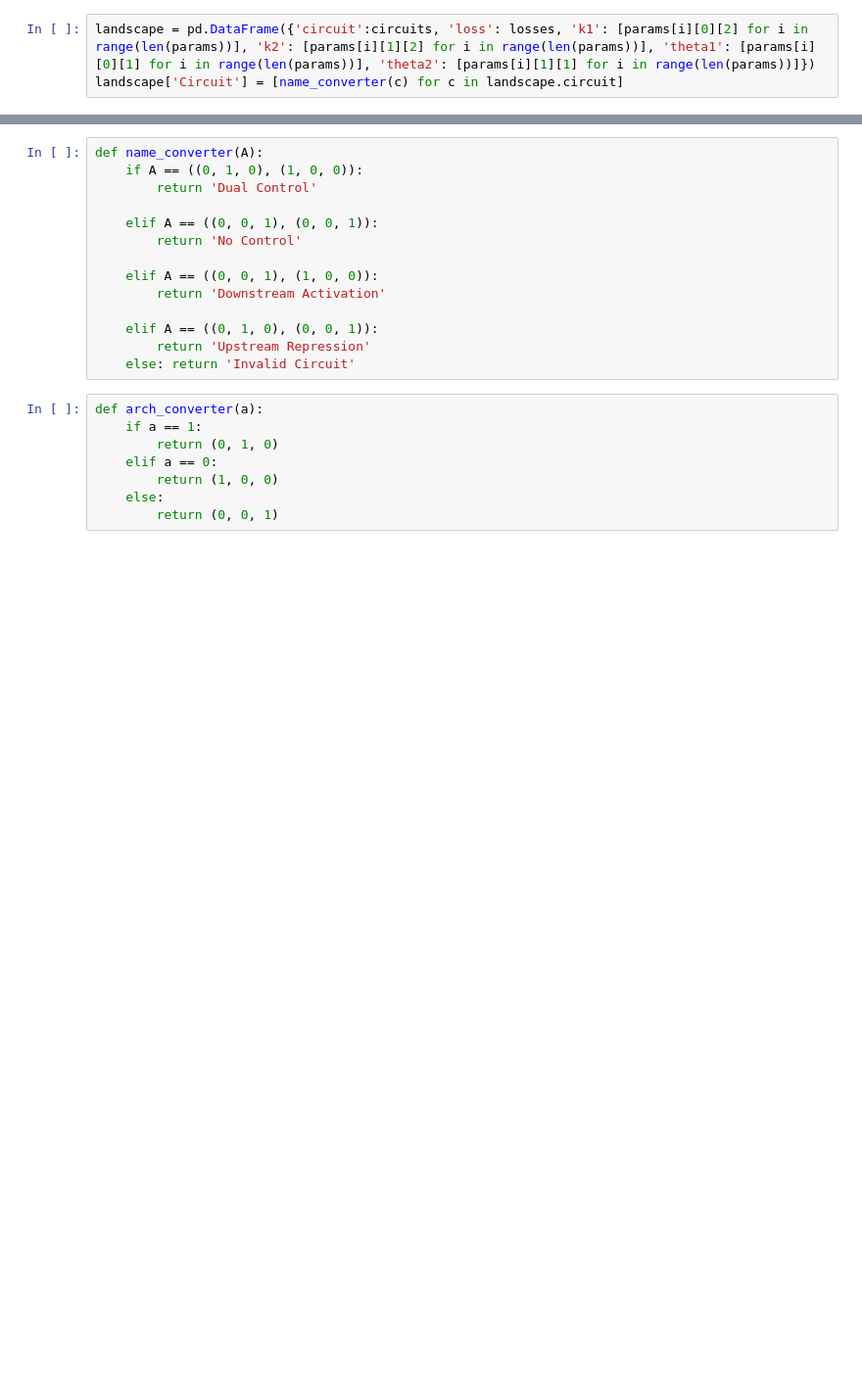
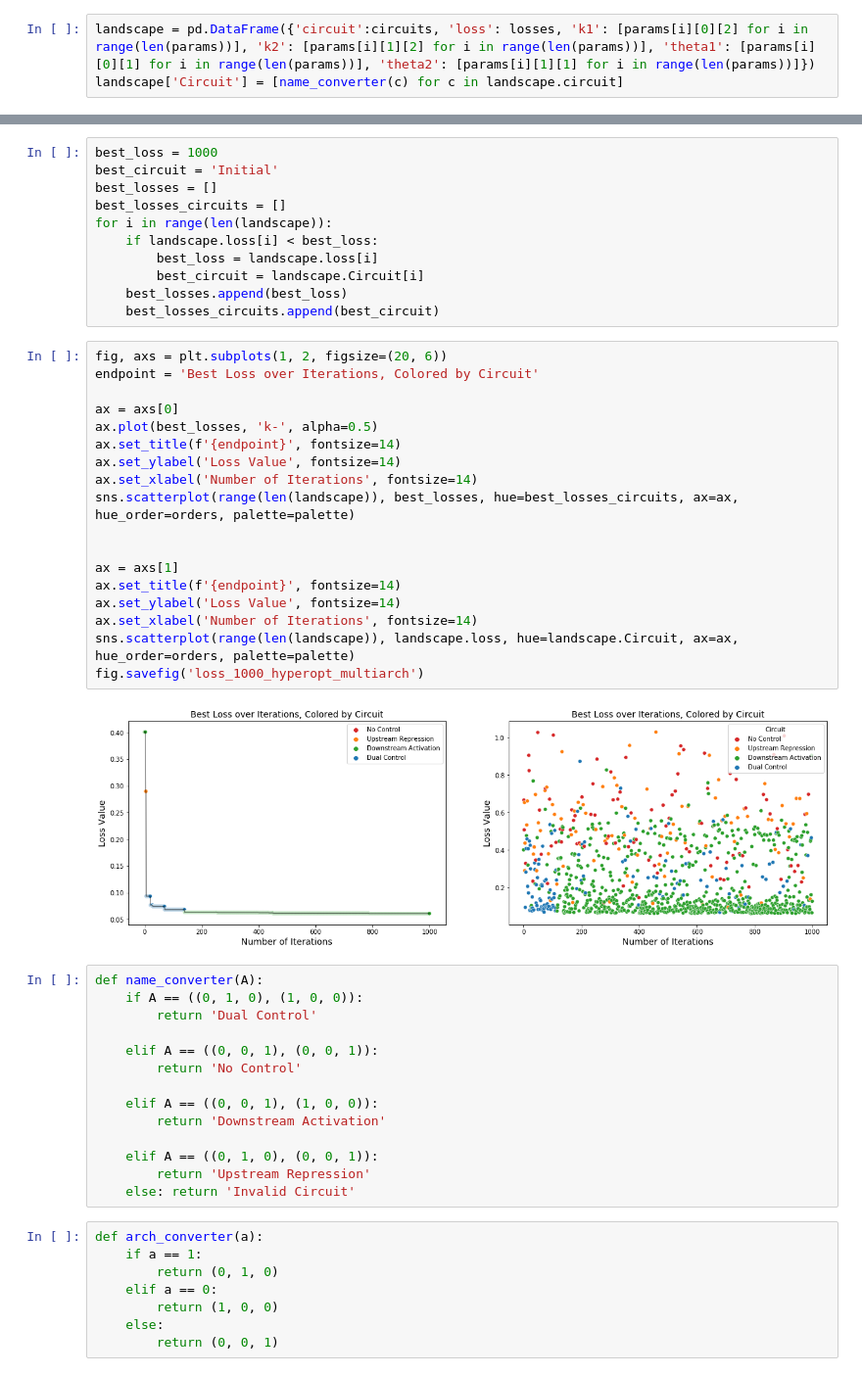
Before and after one commit to cjmerzbacher/msc-thesis, a Jupyter notebook: gp_opt/generate_architecture_hyperopt.ipynb, the cells around one changed output, grey strips where cells are left out. Shown at 98% size. Cells and saved outputs as stored; diff of their text form; blank space fills up the shorter version.

```diff
--- a/gp_opt/generate_architecture_hyperopt.ipynb
+++ b/gp_opt/generate_architecture_hyperopt.ipynb
@@ -195,3 +198,34 @@ fig.savefig('multiarchitecture_generated.png')
+# %%
+best_loss = 1000
+best_circuit = 'Initial'
+best_losses = []
+best_losses_circuits = []
+for i in range(len(landscape)):
+    if landscape.loss[i] < best_loss:
+        best_loss = landscape.loss[i]
+        best_circuit = landscape.Circuit[i]
+    best_losses.append(best_loss)
+    best_losses_circuits.append(best_circuit)
+# %%
+fig, axs = plt.subplots(1, 2, figsize=(20, 6))
+endpoint = 'Best Loss over Iterations, Colored by Circuit'
+
+ax = axs[0]
+ax.plot(best_losses, 'k-', alpha=0.5)
+ax.set_title(f'{endpoint}', fontsize=14)
+ax.set_ylabel('Loss Value', fontsize=14)
+ax.set_xlabel('Number of Iterations', fontsize=14)
+sns.scatterplot(range(len(landscape)), best_losses, hue=best_losses_circuits, ax=ax, hue_order=orders, palette=palette)
+
+
+ax = axs[1]
+ax.set_title(f'{endpoint}', fontsize=14)
+ax.set_ylabel('Loss Value', fontsize=14)
+ax.set_xlabel('Number of Iterations', fontsize=14)
+sns.scatterplot(range(len(landscape)), landscape.loss, hue=landscape.Circuit, ax=ax, hue_order=orders, palette=palette)
+fig.savefig('loss_1000_hyperopt_multiarch')
+# %% [output]
+[figure, added]
 # %%
 def name_converter(A):
     if A == ((0, 1, 0), (1, 0, 0)):
```
Also changed, not shown: parts of 10 cells of this notebook, 22 other files.
